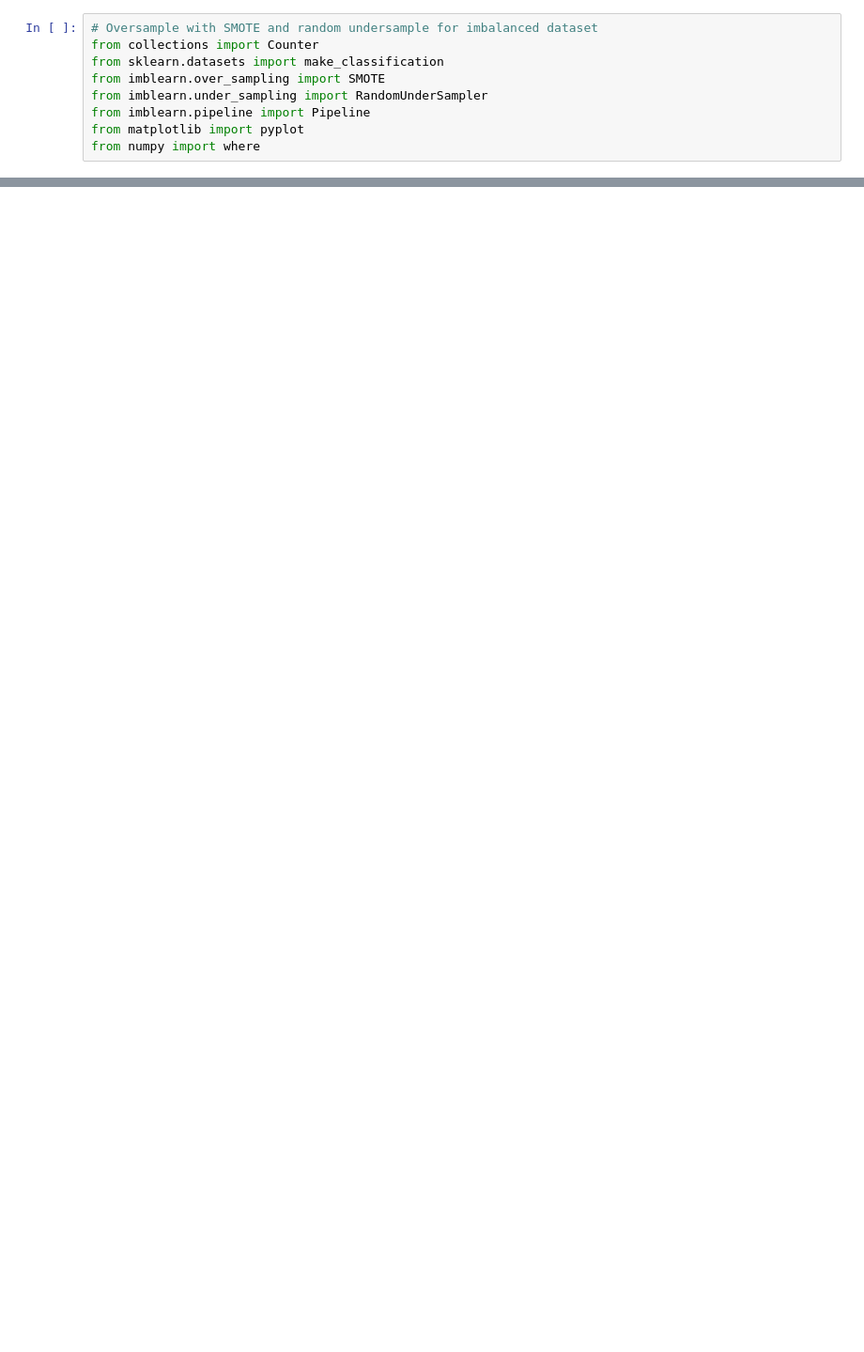
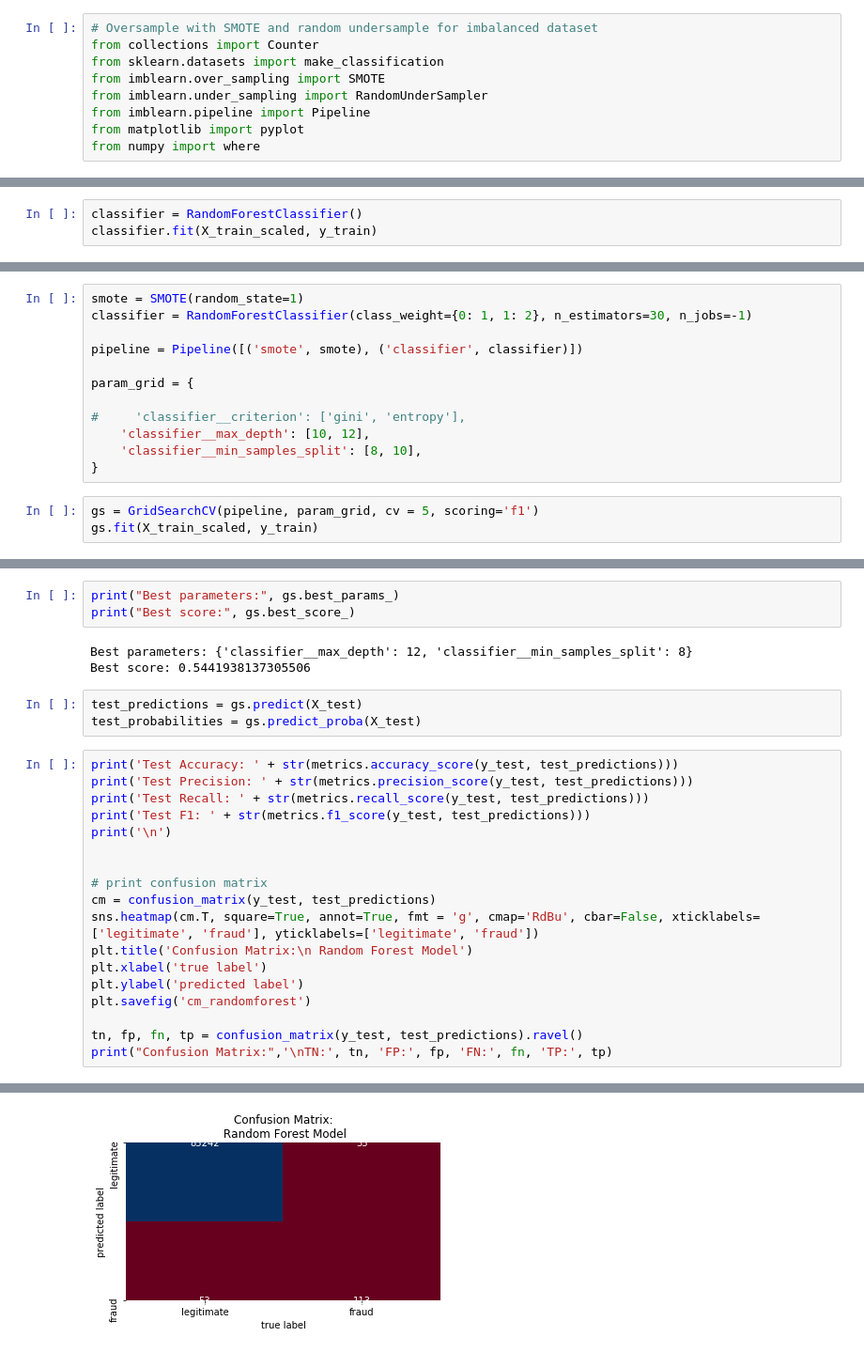
Before and after one commit to AdamBlomfield/credit_card_fraud, a Jupyter notebook: notebooks/smote_code_test.ipynb, the cells around one changed output, grey strips where cells are left out. Shown: that part at 94% size. Cells and saved outputs as stored; diff of their text form; blank space fills up the shorter version.

```diff
--- a/notebooks/smote_code_test.ipynb
+++ b/notebooks/smote_code_test.ipynb
@@ -42,0 +193,3 @@ pyplot.show()
+# %%
+classifier = RandomForestClassifier()
+classifier.fit(X_train_scaled, y_train)
@@ -42,0 +225,15 @@ pyplot.show()
+# %%
+smote = SMOTE(random_state=1)
+classifier = RandomForestClassifier(class_weight={0: 1, 1: 2}, n_estimators=30, n_jobs=-1)
+
+pipeline = Pipeline([('smote', smote), ('classifier', classifier)])
+
+param_grid = {
+
+#     'classifier__criterion': ['gini', 'entropy'],
+    'classifier__max_depth': [10, 12],
+    'classifier__min_samples_split': [8, 10],
+}
+# %%
+gs = GridSearchCV(pipeline, param_grid, cv = 5, scoring='f1')
+gs.fit(X_train_scaled, y_train)
@@ -42,0 +251,28 @@ pyplot.show()
+# %%
+print("Best parameters:", gs.best_params_)
+print("Best score:", gs.best_score_)
+# %% [output]
+Best parameters: {'classifier__max_depth': 12, 'classifier__min_samples_split': 8}
+Best score: 0.5441938137305506
+# %%
+test_predictions = gs.predict(X_test)
+test_probabilities = gs.predict_proba(X_test)
+# %%
+print('Test Accuracy: ' + str(metrics.accuracy_score(y_test, test_predictions)))
+print('Test Precision: ' + str(metrics.precision_score(y_test, test_predictions)))
+print('Test Recall: ' + str(metrics.recall_score(y_test, test_predictions)))
+print('Test F1: ' + str(metrics.f1_score(y_test, test_predictions)))
+print('\n')
+
+
+# print confusion matrix
+cm = confusion_matrix(y_test, test_predictions)
+sns.heatmap(cm.T, square=True, annot=True, fmt = 'g', cmap='RdBu', cbar=False, xticklabels=['legitimate', 'fraud'], yticklabels=['legitimate', 'fraud'])
+plt.title('Confusion Matrix:\n Random Forest Model')
+plt.xlabel('true label')
+plt.ylabel('predicted label')
+plt.savefig('cm_randomforest')
+
+tn, fp, fn, tp = confusion_matrix(y_test, test_predictions).ravel()
+print("Confusion Matrix:",'\nTN:', tn, 'FP:', fp, 'FN:', fn, 'TP:', tp)
+# %% [output]
@@ -42,0 +287 @@ pyplot.show()
+[figure, added]
```
Also changed, not shown: parts of 89 cells of this notebook, 5 other files.
